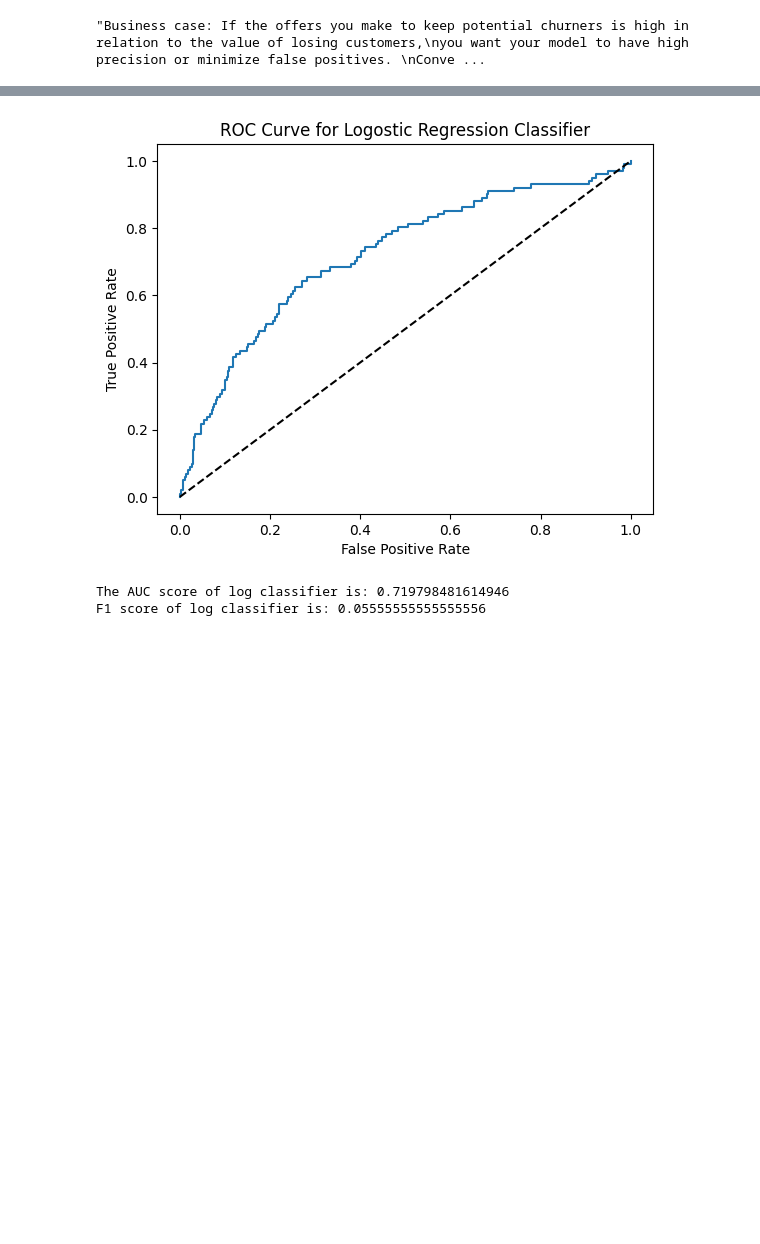
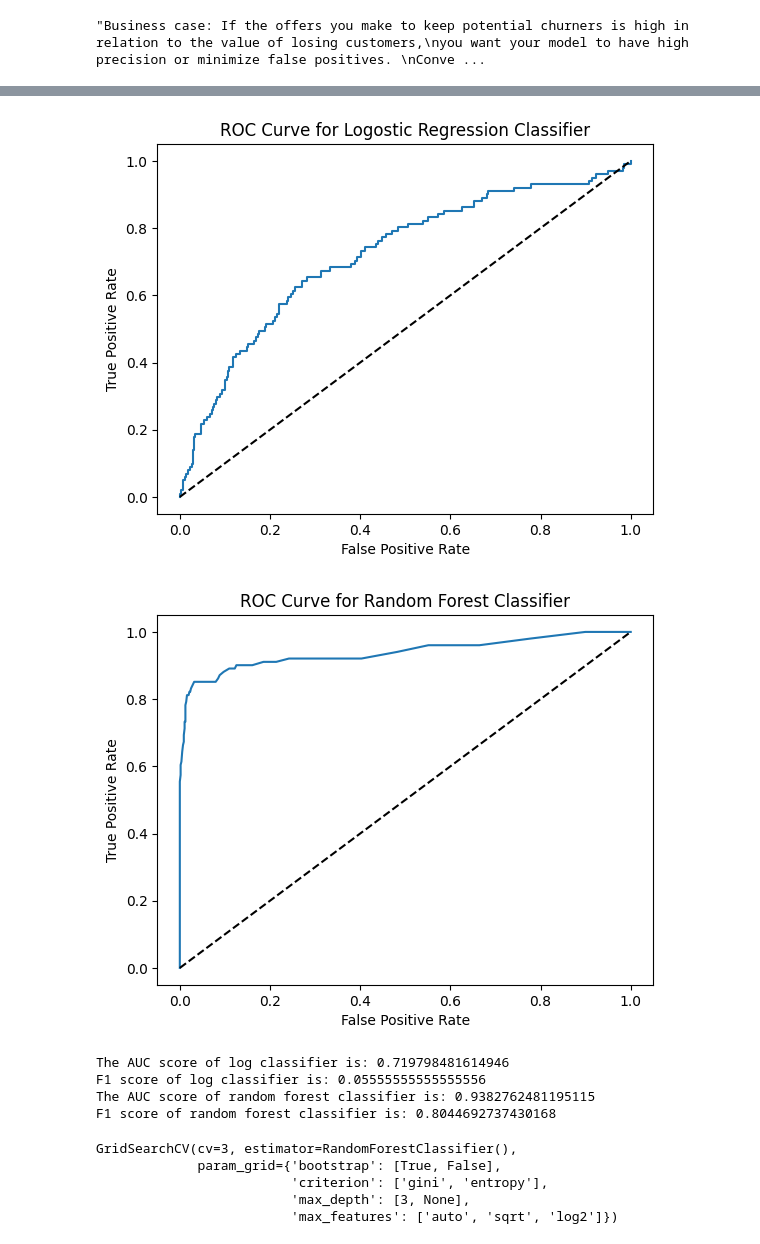
Before and after one commit to der-amit/churn_analytics, a Jupyter notebook: predict_churn.ipynb, the cells around one changed output, grey strips where cells are left out. Cells and saved outputs as stored; diff of their text form; code cells hidden in the pictures; blank space fills up the shorter version.

Commit message:
added churn prediction features

```diff
--- a/predict_churn.ipynb
+++ b/predict_churn.ipynb
@@ -319,7 +320,9 @@ clf = LogisticRegression()
 svc = SVC()
 rfc = RandomForestClassifier()
 # %%
-X_train, X_test, y_train, y_test = train_test_split(mydf[x_features], mydf['Churn'], test_size = 0.2, random_state = 42)
+X = mydf[x_features]
+y = mydf['Churn']
+X_train, X_test, y_train, y_test = train_test_split(X, y, test_size = 0.2, random_state = 42)
 # %%
 model_svc = svc.fit(X_train, y_train)
 model_log = clf.fit(X_train, y_train)
@@ -407,23 +410,38 @@ Precision score for RFC is: 0.9736842105263158
 #Generate probabilities using sklearn
 
 y_pred_log_proba = clf.predict_proba(X_test)[:,1]
+y_pred_rfc_proba = rfc.predict_proba(X_test)[:,1]
 # %%
 from sklearn.metrics import roc_curve, roc_auc_score, f1_score
 
-fpr, tpr, threshold = roc_curve(y_test, y_pred_log_proba)
+fpr1, tpr1, threshold1 = roc_curve(y_test, y_pred_log_proba)
+fpr2, tpr2, threshold2 = roc_curve(y_test, y_pred_rfc_proba)
 # %%
-plt.plot(fpr, tpr)
+plt.plot(fpr1, tpr1)
 plt.title("ROC Curve for Logostic Regression Classifier")
 plt.xlabel("False Positive Rate")
 plt.ylabel("True Positive Rate")
 plt.plot([0,1],[0,1], "k--")
 plt.show()
+
+plt.plot(fpr2, tpr2)
+plt.title("ROC Curve for Random Forest Classifier")
+plt.xlabel("False Positive Rate")
+plt.ylabel("True Positive Rate")
+plt.plot([0,1],[0,1], "k--")
+plt.show()
 # %% [output]
 [figure]
+[figure, added]
 # %%
 #Printing the AUC score and f1 score
 print(f'The AUC score of log classifier is: {roc_auc_score(y_test, y_pred_log_proba)}')
 print(f'F1 score of log classifier is: {f1_score(y_test, y_pred_log)}')
+
+print(f'The AUC score of random forest classifier is: {roc_auc_score(y_test, y_pred_rfc_proba)}')
+print(f'F1 score of random forest classifier is: {f1_score(y_test, y_pred_rfc)}')
 # %% [output]
 The AUC score of log classifier is: 0.719798481614946
 F1 score of log classifier is: 0.05555555555555556
+The AUC score of random forest classifier is: 0.9382762481195115
+F1 score of random forest classifier is: 0.8044692737430168
@@ -429,0 +459,9 @@ F1 score of log classifier is: 0.05555555555555556
+# %%
+grid_search = GridSearchCV(rfc, params_list, cv = 3)
+grid_search.fit(X,y)
+# %% [output]
+GridSearchCV(cv=3, estimator=RandomForestClassifier(),
+             param_grid={'bootstrap': [True, False],
+                         'criterion': ['gini', 'entropy'],
+                         'max_depth': [3, None],
+                         'max_features': ['auto', 'sqrt', 'log2']})
```
Also changed, not shown: parts of 12 cells of this notebook.
